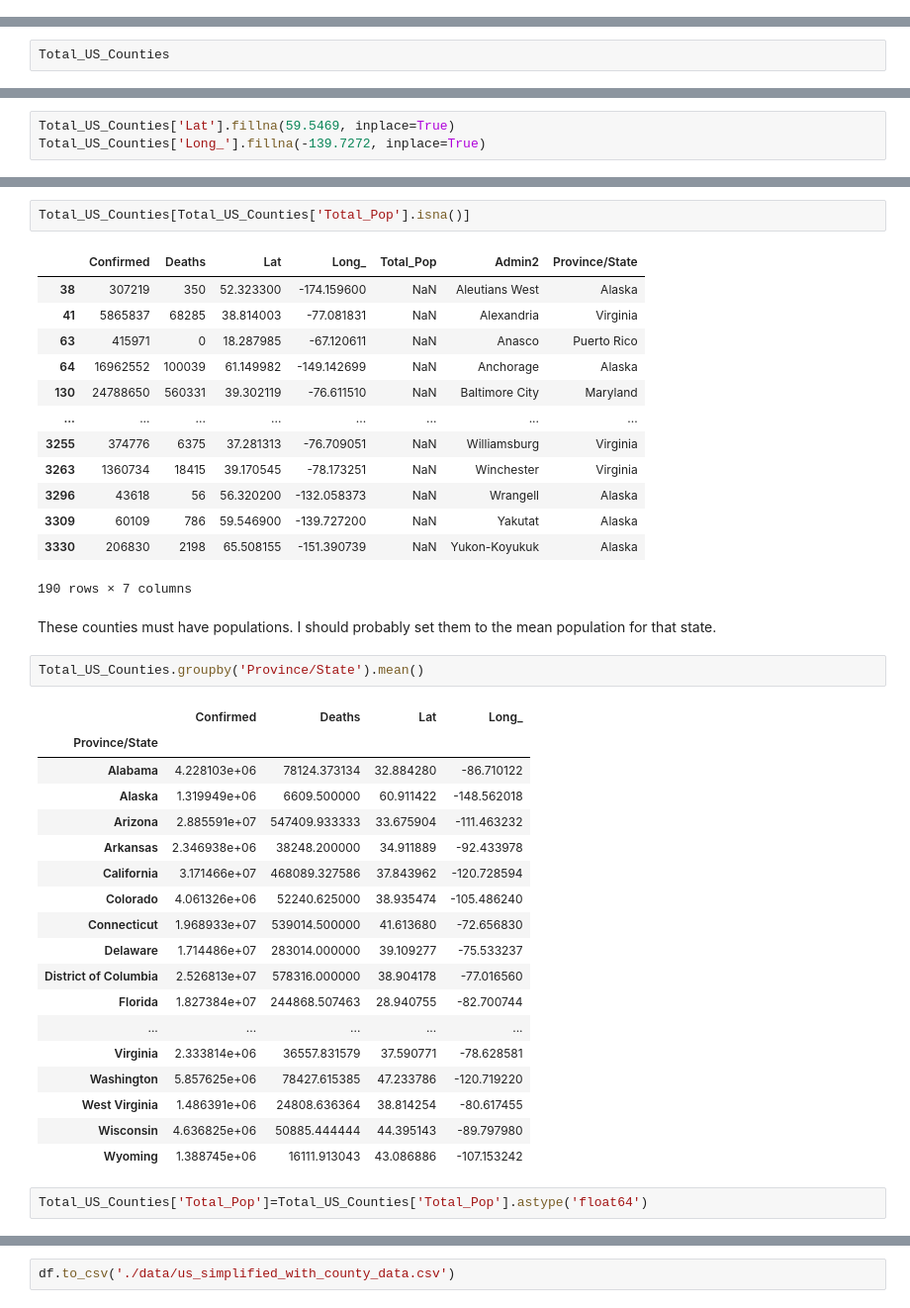
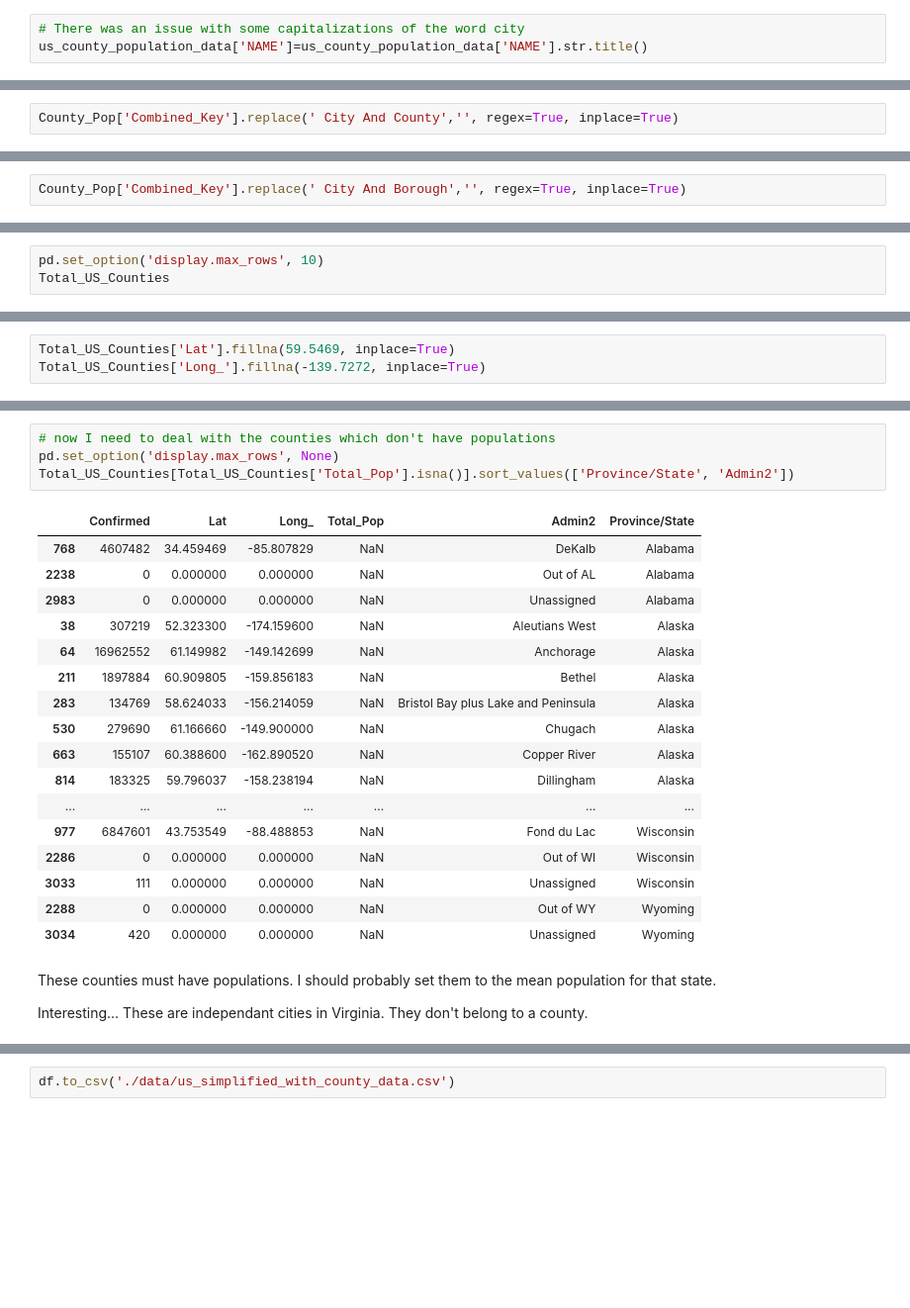
Before and after one commit to asullivan42/COVID_Bubble_Estimator, a Jupyter notebook: Regression_Analysis.ipynb, the cells around one changed output, grey strips where cells are left out. Shown at 99% size. Drawn from its saved outputs; the diff is of its cells as text; blank space fills up the shorter version.

Commit message:
Population update
Updating the populations of the un-incorporated cities in Virginia and municipalities in Puerto Rico.

```diff
--- a/Regression_Analysis.ipynb
+++ b/Regression_Analysis.ipynb
@@ -284,6 +305,9 @@ us_county_population_data
 3222 rows × 73 columns
 # %% [markdown]
 Looks like row 0 is the meta data for this.  Also this data doens't have the US key added to the end.
+# %%
+# There was an issue with some capitalizations of the word city
+us_county_population_data['NAME']=us_county_population_data['NAME'].str.title()
 # %%
 us_county_population_data['Combined_Key']=us_county_population_data['NAME']+ ', US'
 us_county_population_data
@@ -324,0 +353,2 @@ County_Pop
+# %%
+County_Pop['Combined_Key'].replace(' City And County','', regex=True, inplace=True)
@@ -324,0 +360,2 @@ County_Pop
+# %%
+County_Pop['Combined_Key'].replace(' City And Borough','', regex=True, inplace=True)
@@ -357,5 +401,6 @@ Apparently Louisiana has perishes instead of counties and Alaska has bouroughs w
 # %%
 Total_US_Counties=pd.merge(US_Counties, County_Pop, left_index=True, right_index=True, how='left')
 # %%
+pd.set_option('display.max_rows', 10)
 Total_US_Counties
 # %% [output]
@@ -499,43 +534,28 @@ Admin2              0
 Province/State      0
 dtype: int64
 # %%
-Total_US_Counties[Total_US_Counties['Total_Pop'].isna()]
+# now I need to deal with the counties which don't have populations
+pd.set_option('display.max_rows', None)
+Total_US_Counties[Total_US_Counties['Total_Pop'].isna()].sort_values(['Province/State', 'Admin2'])
 # %% [output]
-|  | Confirmed | Deaths | Lat | Long_ | Total_Pop | Admin2 | Province/State |
-| 38 | 307219 | 350 | 52.323300 | -174.159600 | NaN | Aleutians West | Alaska |
-| 41 | 5865837 | 68285 | 38.814003 | -77.081831 | NaN | Alexandria | Virginia |
-| 63 | 415971 | 0 | 18.287985 | -67.120611 | NaN | Anasco | Puerto Rico |
-| 64 | 16962552 | 100039 | 61.149982 | -149.142699 | NaN | Anchorage | Alaska |
-| 130 | 24788650 | 560331 | 39.302119 | -76.611510 | NaN | Baltimore City | Maryland |
-| ... | ... | ... | ... | ... | ... | ... | ... |
-| 3255 | 374776 | 6375 | 37.281313 | -76.709051 | NaN | Williamsburg | Virginia |
-| 3263 | 1360734 | 18415 | 39.170545 | -78.173251 | NaN | Winchester | Virginia |
-| 3296 | 43618 | 56 | 56.320200 | -132.058373 | NaN | Wrangell | Alaska |
-| 3309 | 60109 | 786 | 59.546900 | -139.727200 | NaN | Yakutat | Alaska |
-| 3330 | 206830 | 2198 | 65.508155 | -151.390739 | NaN | Yukon-Koyukuk | Alaska |
+|  | Confirmed | Lat | Long_ | Total_Pop | Admin2 | Province/State |
+| 768 | 4607482 | 34.459469 | -85.807829 | NaN | DeKalb | Alabama |
+| 2238 | 0 | 0.000000 | 0.000000 | NaN | Out of AL | Alabama |
+| 2983 | 0 | 0.000000 | 0.000000 | NaN | Unassigned | Alabama |
+| 38 | 307219 | 52.323300 | -174.159600 | NaN | Aleutians West | Alaska |
+| 64 | 16962552 | 61.149982 | -149.142699 | NaN | Anchorage | Alaska |
+| 211 | 1897884 | 60.909805 | -159.856183 | NaN | Bethel | Alaska |
+| 283 | 134769 | 58.624033 | -156.214059 | NaN | Bristol Bay plus Lake and Peninsula | Alaska |
+| 530 | 279690 | 61.166660 | -149.900000 | NaN | Chugach | Alaska |
+| 663 | 155107 | 60.388600 | -162.890520 | NaN | Copper River | Alaska |
+| 814 | 183325 | 59.796037 | -158.238194 | NaN | Dillingham | Alaska |
+| ... | ... | ... | ... | ... | ... | ... |
+| 977 | 6847601 | 43.753549 | -88.488853 | NaN | Fond du Lac | Wisconsin |
+| 2286 | 0 | 0.000000 | 0.000000 | NaN | Out of WI | Wisconsin |
+| 3033 | 111 | 0.000000 | 0.000000 | NaN | Unassigned | Wisconsin |
+| 2288 | 0 | 0.000000 | 0.000000 | NaN | Out of WY | Wyoming |
+| 3034 | 420 | 0.000000 | 0.000000 | NaN | Unassigned | Wyoming |
-190 rows × 7 columns
 # %% [markdown]
 These counties must have populations.  I should probably set them to the mean population for that state.
+
+Interesting... These are independant cities in Virginia. They don't belong to a county.
-# %%
-Total_US_Counties.groupby('Province/State').mean()
-# %% [output]
-|  | Confirmed | Deaths | Lat | Long_ |
-| Province/State |  |  |  |  |
-| Alabama | 4.228103e+06 | 78124.373134 | 32.884280 | -86.710122 |
-| Alaska | 1.319949e+06 | 6609.500000 | 60.911422 | -148.562018 |
-| Arizona | 2.885591e+07 | 547409.933333 | 33.675904 | -111.463232 |
-| Arkansas | 2.346938e+06 | 38248.200000 | 34.911889 | -92.433978 |
-| California | 3.171466e+07 | 468089.327586 | 37.843962 | -120.728594 |
-| Colorado | 4.061326e+06 | 52240.625000 | 38.935474 | -105.486240 |
-| Connecticut | 1.968933e+07 | 539014.500000 | 41.613680 | -72.656830 |
-| Delaware | 1.714486e+07 | 283014.000000 | 39.109277 | -75.533237 |
-| District of Columbia | 2.526813e+07 | 578316.000000 | 38.904178 | -77.016560 |
-| Florida | 1.827384e+07 | 244868.507463 | 28.940755 | -82.700744 |
-| ... | ... | ... | ... | ... |
-| Virginia | 2.333814e+06 | 36557.831579 | 37.590771 | -78.628581 |
-| Washington | 5.857625e+06 | 78427.615385 | 47.233786 | -120.719220 |
-| West Virginia | 1.486391e+06 | 24808.636364 | 38.814254 | -80.617455 |
-| Wisconsin | 4.636825e+06 | 50885.444444 | 44.395143 | -89.797980 |
-| Wyoming | 1.388745e+06 | 16111.913043 | 43.086886 | -107.153242 |
-# %%
-Total_US_Counties['Total_Pop']=Total_US_Counties['Total_Pop'].astype('float64')
```
Also changed, not shown: parts of 50 cells of this notebook, 1 other file.
